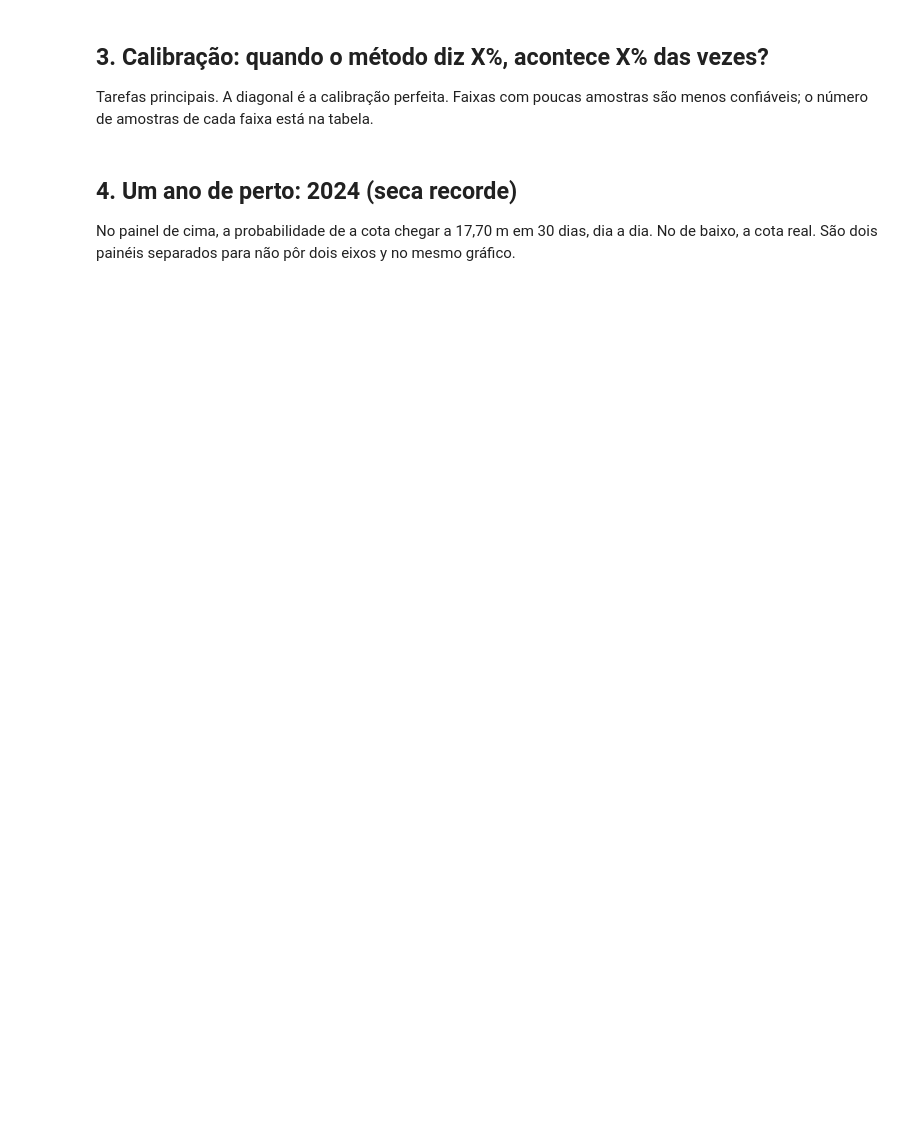
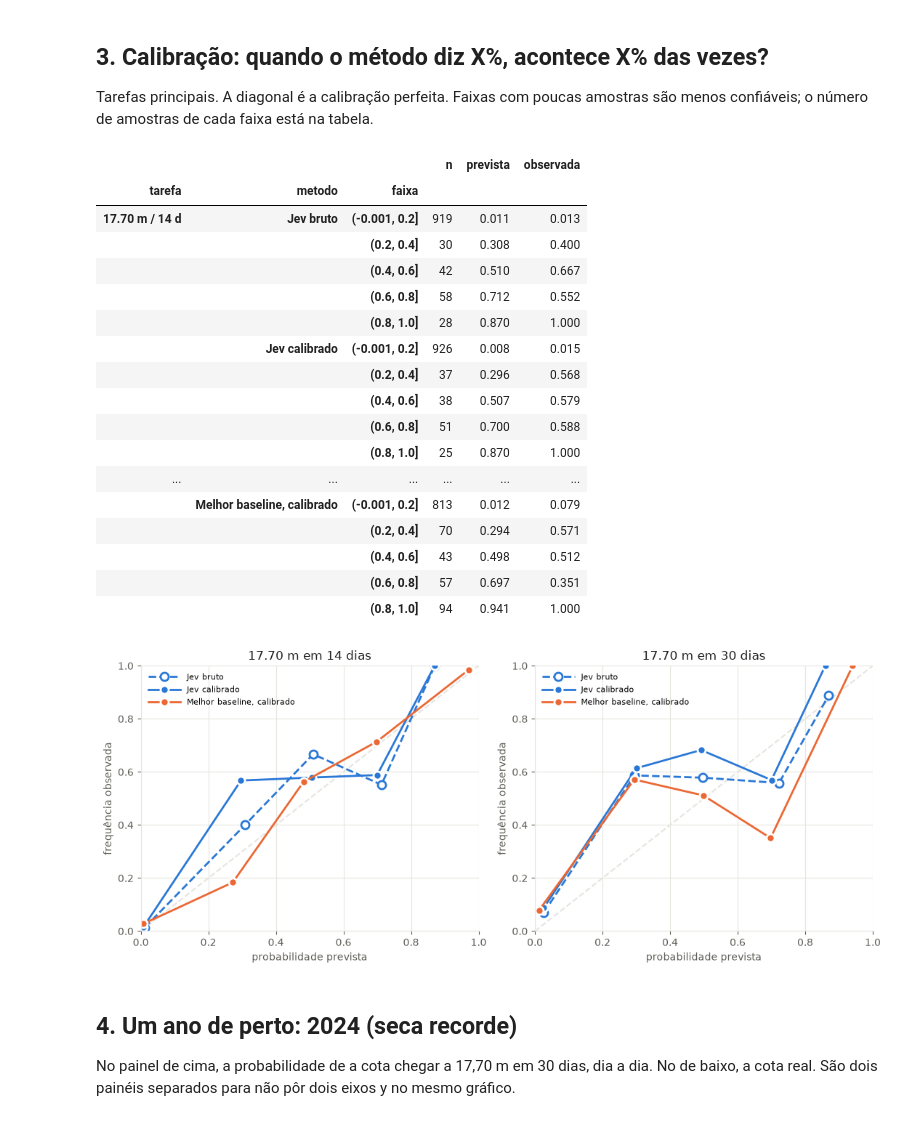
Before and after one commit to DouglasSM747/SupplyRisk, a Jupyter notebook: notebooks/02_resultados_braco_a.ipynb, the cells around one changed output. Saved outputs shown, nothing was run; the diff lists cells and outputs as text; code cells hidden in the pictures; blank space fills up the shorter version.

```diff
--- a/notebooks/02_resultados_braco_a.ipynb
+++ b/notebooks/02_resultados_braco_a.ipynb
@@ -85,21 +119,41 @@ Tarefas principais. A diagonal é a calibração perfeita. Faixas com poucas amo
 # %%
 fig, eixos = plt.subplots(1, 2, figsize=(11, 4.6))
 tabelas = {}
 for ax, (limiar, h) in zip(eixos, [(1770, 14), (1770, 30)]):
     g = previsoes[(previsoes["limiar_cm"] == limiar) & (previsoes["horizonte_dias"] == h)]
     ax.plot([0, 1], [0, 1], color=GRADE, lw=1.5, ls="--")
     for nome, coluna, cor, vazio in [("Jev bruto", "jev__principal", COR["jev"], True),
                                      ("Jev calibrado", "jev__principal__cal", COR["jev"], False),
                                      ("Melhor baseline, calibrado", MELHOR[(limiar, h)] + "__cal", COR["baseline"], False)]:
         c = av.confiabilidade(g["rotulo"], g[coluna], bins=5)
         tabelas[(f"{limiar / 100:.2f} m / {h} d", nome)] = c
-        ax.plot(c["prevista"], c["observada"], "-o", color=cor, lw=2, ms=8, mec="white", mew=2,
-                mfc="white" if vazio else cor, label=nome)
+        ax.plot(c["prevista"], c["observada"], "--o" if vazio else "-o", color=cor, lw=2, ms=8,
+                mec=cor if vazio else "white", mew=2, mfc="white" if vazio else cor, label=nome)
     ax.set(xlim=(0, 1), ylim=(0, 1), xlabel="probabilidade prevista", ylabel="frequência observada",
            title=f"{limiar / 100:.2f} m em {h} dias")
-    ax.legend(frameon=False, fontsize=8, loc="upper left")
+    ax.legend(frameon=False, fontsize=8, loc="upper left", handlelength=4)
 plt.tight_layout()
 pd.concat(tabelas, names=["tarefa", "metodo"]).round(3)
+# %% [output]
+|  |  |  | n | prevista | observada |
+| tarefa | metodo | faixa |  |  |  |
+| 17.70 m / 14 d | Jev bruto | (-0.001, 0.2] | 919 | 0.011 | 0.013 |
+|  |  | (0.2, 0.4] | 30 | 0.308 | 0.400 |
+|  |  | (0.4, 0.6] | 42 | 0.510 | 0.667 |
+|  |  | (0.6, 0.8] | 58 | 0.712 | 0.552 |
+|  |  | (0.8, 1.0] | 28 | 0.870 | 1.000 |
+|  | Jev calibrado | (-0.001, 0.2] | 926 | 0.008 | 0.015 |
+|  |  | (0.2, 0.4] | 37 | 0.296 | 0.568 |
+|  |  | (0.4, 0.6] | 38 | 0.507 | 0.579 |
+|  |  | (0.6, 0.8] | 51 | 0.700 | 0.588 |
+|  |  | (0.8, 1.0] | 25 | 0.870 | 1.000 |
+| ... | ... | ... | ... | ... | ... |
+|  | Melhor baseline, calibrado | (-0.001, 0.2] | 813 | 0.012 | 0.079 |
+|  |  | (0.2, 0.4] | 70 | 0.294 | 0.571 |
+|  |  | (0.4, 0.6] | 43 | 0.498 | 0.512 |
+|  |  | (0.6, 0.8] | 57 | 0.697 | 0.351 |
+|  |  | (0.8, 1.0] | 94 | 0.941 | 1.000 |
+[figure, added]
 # %% [markdown]
 ## 4. Um ano de perto: 2024 (seca recorde)
 
```
Also changed, not shown: parts of 8 cells of this notebook, 12 other files.
